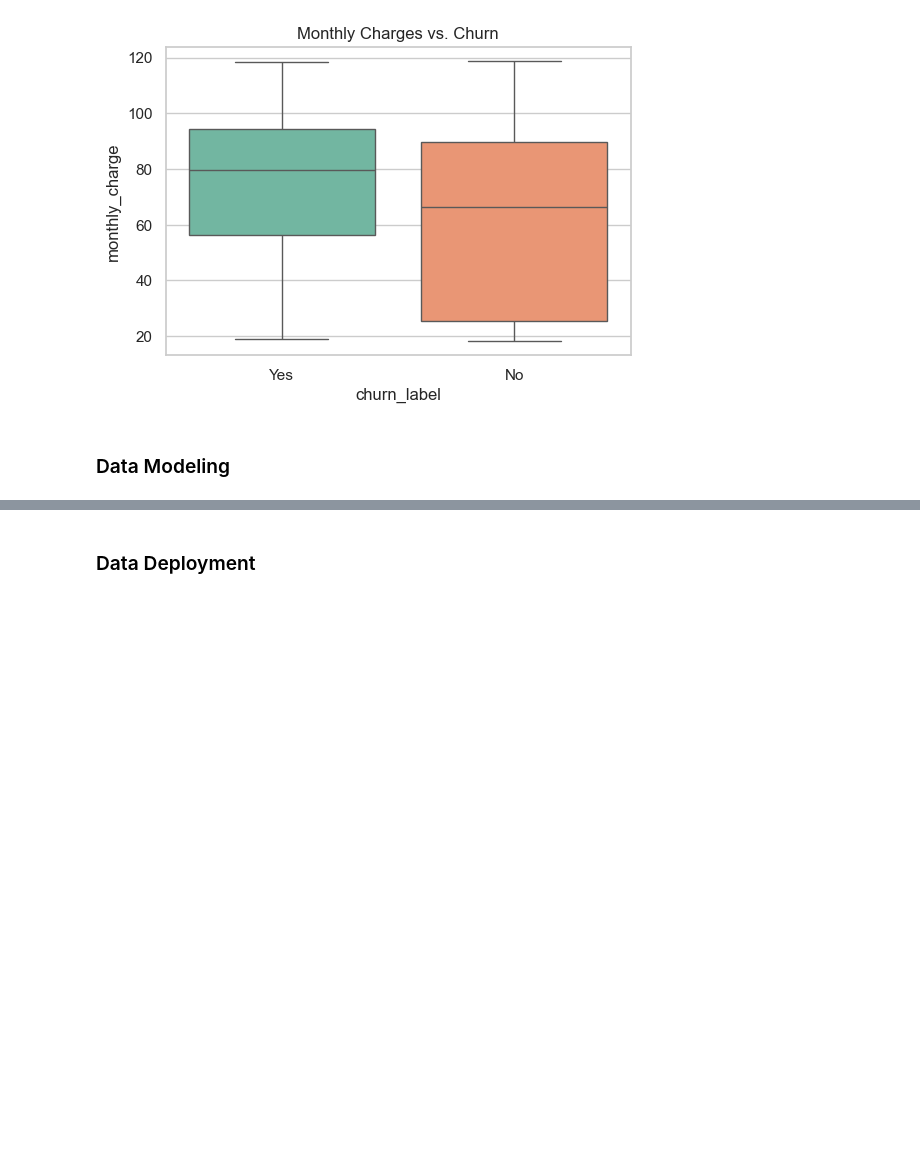
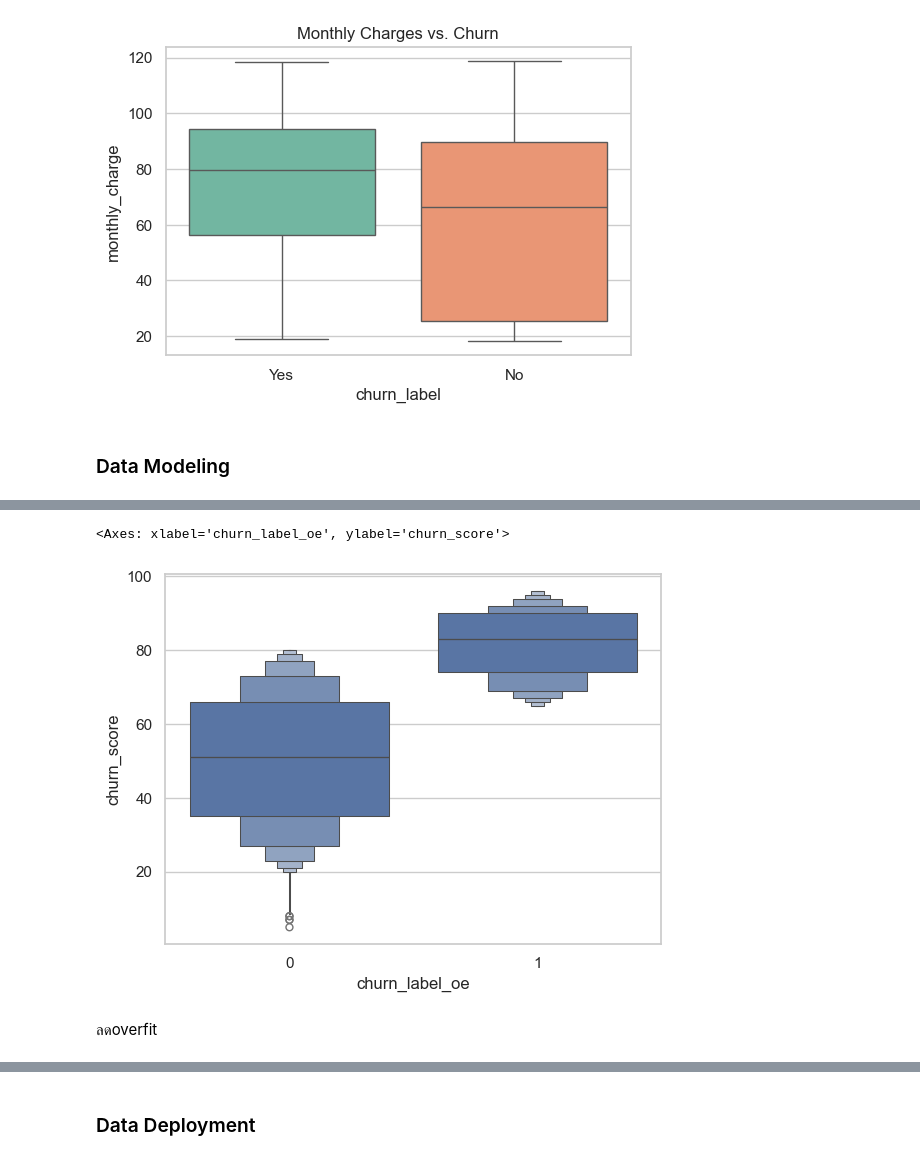
Before and after one commit to COny7897/Data_analytics, a Jupyter notebook: notebook.ipynb, the cells around one changed output, grey strips where cells are left out. Drawn from its saved outputs; the diff is of its cells as text; code cells hidden in the pictures; blank space fills up the shorter version.

Commit message:
data modeling by fem

```diff
--- a/notebook.ipynb
+++ b/notebook.ipynb
@@ -337,0 +357,7 @@ plt.show()
+# %%
+sns.boxenplot(x='churn_label_oe',y='churn_score',data=merge_df)
+# %% [output]
+<Axes: xlabel='churn_label_oe', ylabel='churn_score'>
+[figure, added]
+# %% [markdown]
+<p>ลดoverfit
```
Also changed, not shown: parts of 23 cells of this notebook.
